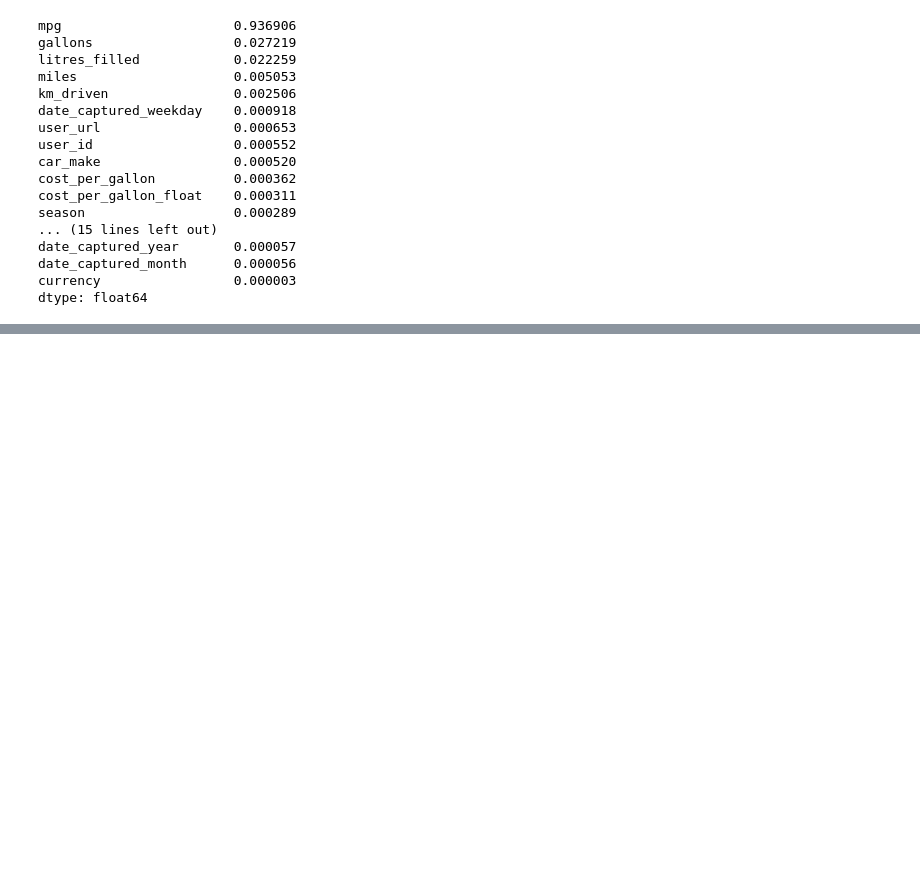
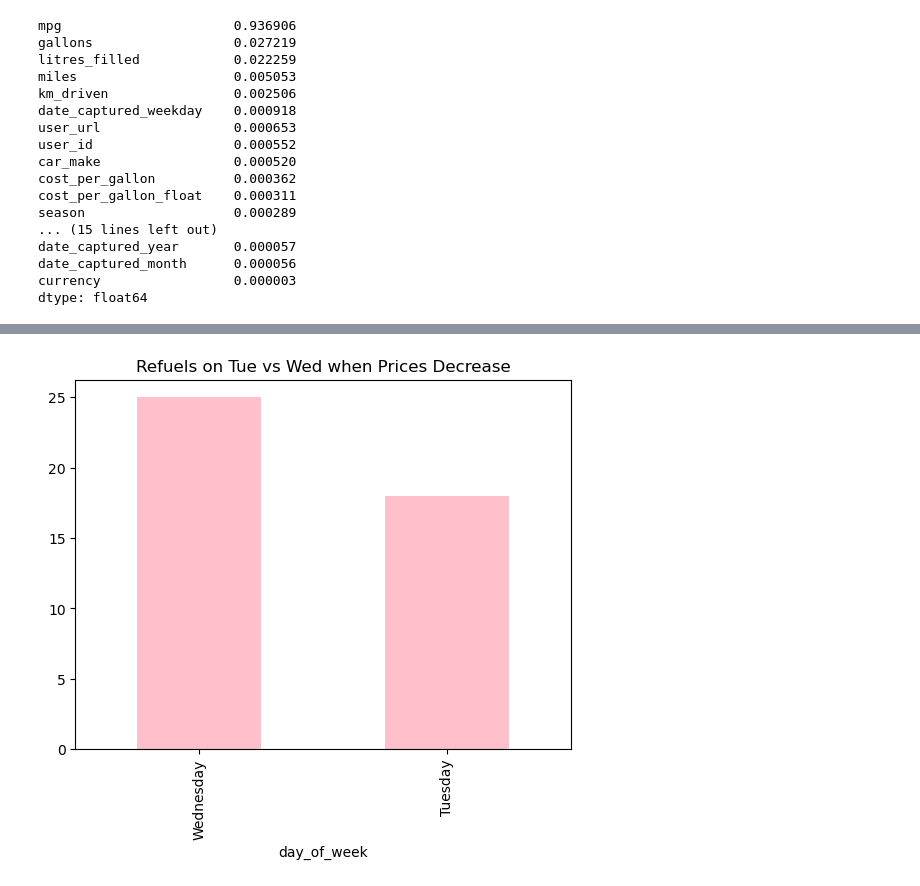
Before and after one commit to IDVE-PROJECT-01/Assignment-1, a Jupyter notebook: notebook.ipynb, the cells around one changed output, grey strips where cells are left out. Saved outputs shown, nothing was run; the diff lists cells and outputs as text; code cells hidden in the pictures; blank space fills up the shorter version.

```diff
--- a/notebook.ipynb
+++ b/notebook.ipynb
@@ -771,0 +833,17 @@ dtype: float64
+# %%
+# 4.3.4
+
+sa_df["year"] = sa_df["date_fueled"].dt.year
+sa_df["month"] = sa_df["date_fueled"].dt.month
+sa_df["day"] = sa_df["date_fueled"].dt.day
+
+
+first_days = sa_df.groupby(["year","month"])["date_fueled"].min().reset_index()
+
+
+first_tue_wed = sa_df[
+    (sa_df["day_of_week"].isin(["Tuesday","Wednesday"])) &
+    (sa_df.groupby(["year","month"])["day"].transform("min") == sa_df["day"])
+]
+
+first_tue_wed.head()
@@ -771,0 +858,15 @@ dtype: float64
+# %%
+# 4.3.5
+
+price_time["next_price"] = price_time["cost_per_gallon"].shift(-1)
+price_time["price_change"] = price_time["next_price"] - price_time["cost_per_gallon"]
+
+
+first_tue_wed = first_tue_wed.merge(price_time, on="date_fueled", how="left")
+
+
+first_tue_wed["price_trend"] = first_tue_wed["price_change"].apply(
+    lambda x: "Up" if x>0 else ("Down" if x<0 else "Same")
+)
+
+first_tue_wed[["date_fueled","day_of_week","price_trend"]].head()
@@ -771,0 +880,10 @@ dtype: float64
+# %%
+# 4.3.6
+
+down_trend = first_tue_wed[first_tue_wed["price_trend"]=="Down"]
+
+wed_vs_tue = down_trend["day_of_week"].value_counts()
+wed_vs_tue.plot(kind="bar", title="Refuels on Tue vs Wed when Prices Decrease", color="pink")
+plt.show()
+# %% [output]
+[figure, added]
```
Also changed, not shown: parts of 8 cells of this notebook.
